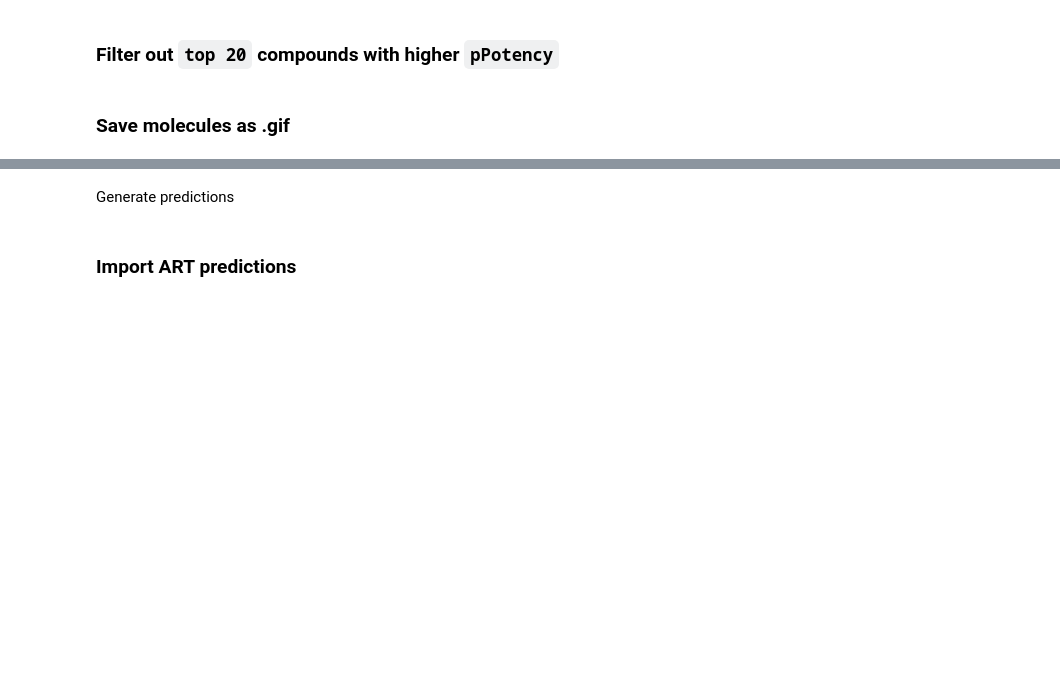
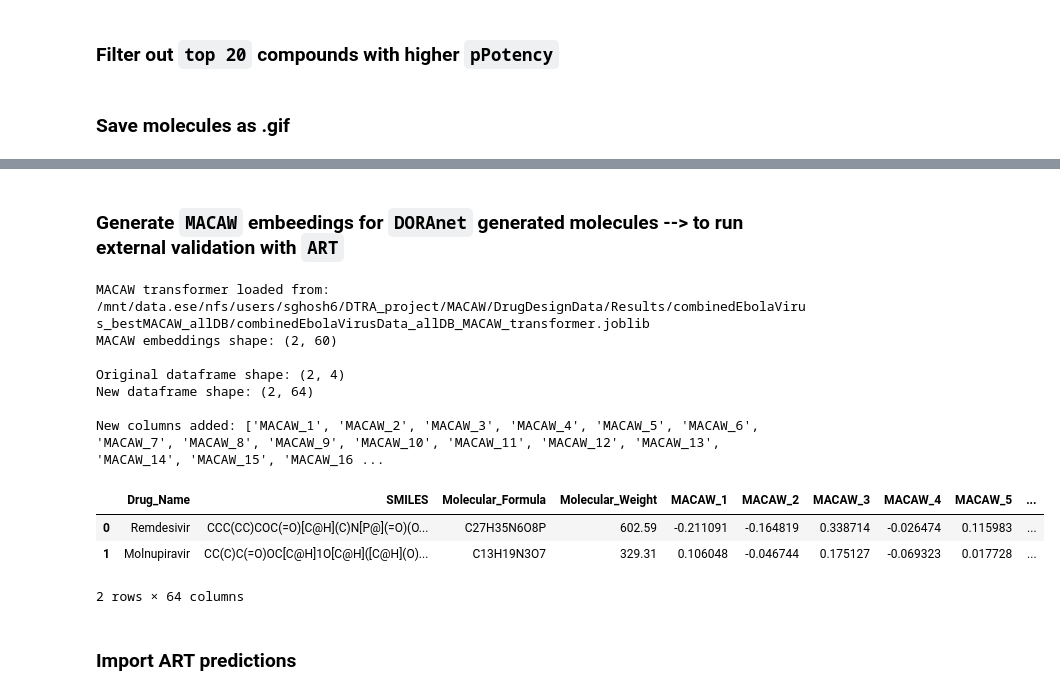
Before and after one commit to soumyadeepghosh35/DTRA_DrugDesign, a Jupyter notebook: DTRA_project_notebooks/Step3_MACAW_virus-combinedEbola_allDB.ipynb, the cells around one changed output, grey strips where cells are left out. Drawn from its saved outputs; the diff is of its cells as text; code cells hidden in the pictures; blank space fills up the shorter version.

```diff
--- a/DTRA_project_notebooks/Step3_MACAW_virus-combinedEbola_allDB.ipynb
+++ b/DTRA_project_notebooks/Step3_MACAW_virus-combinedEbola_allDB.ipynb
@@ -2680,7 +2594,7 @@ for drug_name, smiles in drugs.items():
         print(f" Failed to parse SMILES for {drug_name}")
 
 # Create DataFrame
-DTRA_target_SMILES = pd.DataFrame(smiles_data)
-smi_lib_DTRA_targets = DTRA_target_SMILES.SMILES
+DTRA_target_Antiviral_SMILES = pd.DataFrame(smiles_data)
+smi_lib_DTRA_targets = DTRA_target_Antiviral_SMILES.SMILES
 print(f"Total DTRA target compounds to screen: {len(smi_lib_DTRA_targets)}")
-DTRA_target_SMILES
+DTRA_target_Antiviral_SMILES
@@ -2687,2 +2611,0 @@ DTRA_target_SMILES
-# %% [markdown]
-Generate predictions
@@ -2704,3 +2612,51 @@ smi_lib_DTRA_targets
+# %% [markdown]
+### Generate `MACAW` embeedings for `DORAnet` generated molecules --> to run external validation with `ART`
+# %%
+# ---------------------------
+# 1. LOAD MACAW TRANSFORMER AND GENERATE EMBEDDINGS
+# ---------------------------
+# Load the previously saved MACAW transformer
+macaw_load_path = os.path.join(saveDir, "combinedEbolaVirusData_allDB_MACAW_transformer.joblib")
+with open(macaw_load_path, 'rb') as f:
+    mcw = pickle.load(f)
+print(f"MACAW transformer loaded from: {macaw_load_path}")
+
+# Transform SMILES to get embeddings
+macaw_embeddings = mcw.transform(DTRA_target_Antiviral_SMILES['SMILES'])
+
+print(f"MACAW embeddings shape: {macaw_embeddings.shape}")
+
+# ---------------------------
+# 2. CREATE DATAFRAME WITH EMBEDDINGS
+# ---------------------------
+# Convert embeddings to DataFrame with column names
+embedding_columns = [f'MACAW_{i+1}' for i in range(macaw_embeddings.shape[1])]
+macaw_df = pd.DataFrame(macaw_embeddings, columns=embedding_columns, index=DTRA_target_Antiviral_SMILES.index)
+
+# ---------------------------
+# 3. CONCATENATE WITH ORIGINAL DATAFRAME
+# ---------------------------
+DTRA_target_Antiviral_SMILES_wMACAW = pd.concat([DTRA_target_Antiviral_SMILES, macaw_df], axis=1)
+
+print(f"\nOriginal dataframe shape: {DTRA_target_Antiviral_SMILES.shape}")
+print(f"New dataframe shape: {DTRA_target_Antiviral_SMILES_wMACAW.shape}")
+print(f"\nNew columns added: {list(macaw_df.columns)}")
+
+# Display first few rows
+DTRA_target_Antiviral_SMILES_wMACAW.to_csv(os.path.join(saveDir, "combinedEbolaVirusData_DTRA_target_Antiviral_SMILES_wMACAW.csv"), index=False)
+DTRA_target_Antiviral_SMILES_wMACAW.head()
+# %% [output]
+MACAW transformer loaded from: /mnt/data.ese/nfs/users/sghosh6/DTRA_project/MACAW/DrugDesignData/Results/combinedEbolaVirus_bestMACAW_allDB/combinedEbolaVirusData_allDB_MACAW_transformer.joblib
+MACAW embeddings shape: (2, 60)
+
+Original dataframe shape: (2, 4)
+New dataframe shape: (2, 64)
+
+New columns added: ['MACAW_1', 'MACAW_2', 'MACAW_3', 'MACAW_4', 'MACAW_5', 'MACAW_6', 'MACAW_7', 'MACAW_8', 'MACAW_9', 'MACAW_10', 'MACAW_11', 'MACAW_12', 'MACAW_13', 'MACAW_14', 'MACAW_15', 'MACAW_16 ...
+|  | Drug_Name | SMILES | Molecular_Formula | Molecular_Weight | MACAW_1 | MACAW_2 | MACAW_3 | MACAW_4 | MACAW_5 | ... |
+| 0 | Remdesivir | CCC(CC)COC(=O)[C@H](C)N[P@](=O)(O... | C27H35N6O8P | 602.59 | -0.211091 | -0.164819 | 0.338714 | -0.026474 | 0.115983 | ... |
+| 1 | Molnupiravir | CC(C)C(=O)OC[C@H]1O[C@H]([C@H](O)... | C13H19N3O7 | 329.31 | 0.106048 | -0.046744 | 0.175127 | -0.069323 | 0.017728 | ... |
+2 rows × 64 columns
 # %% [markdown]
 ### Import ART predictions
 # %%
```
Also changed, not shown: parts of 27 cells of this notebook.
